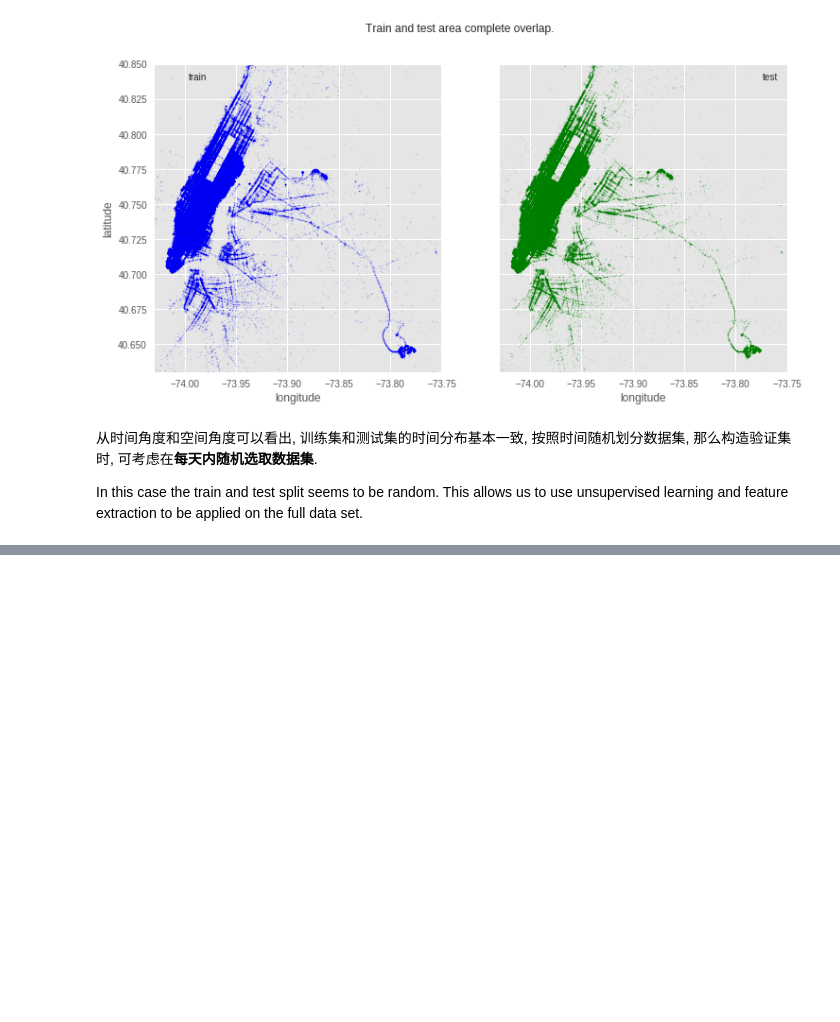
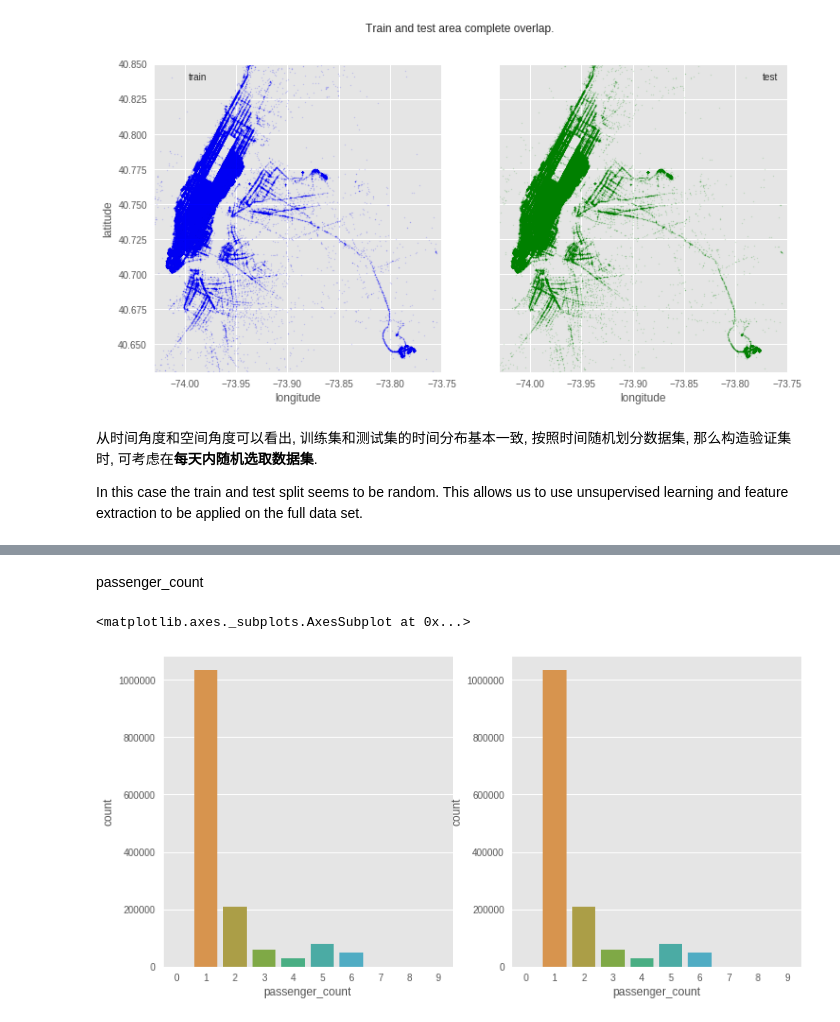
Before and after one commit to SunnyMarkLiu/Kaggle_NYC_Taxi_Trip_Duration, a Jupyter notebook: features/Simple Dataset Exploration.ipynb, the cells around one changed output, grey strips where cells are left out. Saved outputs shown, nothing was run; the diff lists cells and outputs as text; code cells hidden in the pictures; blank space fills up the shorter version.

```diff
--- a/features/Simple Dataset Exploration.ipynb
+++ b/features/Simple Dataset Exploration.ipynb
@@ -205,0 +217,10 @@ In this case the train and test split seems to be random. This allows us to use
+# %% [markdown]
+passenger_count
+# %%
+plt.subplot(121)
+sns.countplot(df_train['passenger_count'])
+plt.subplot(122)
+sns.countplot(df_train['passenger_count'])
+# %% [output]
+<matplotlib.axes._subplots.AxesSubplot at 0x...>
+[figure, added]
```
Also changed, not shown: parts of 18 cells of this notebook.
